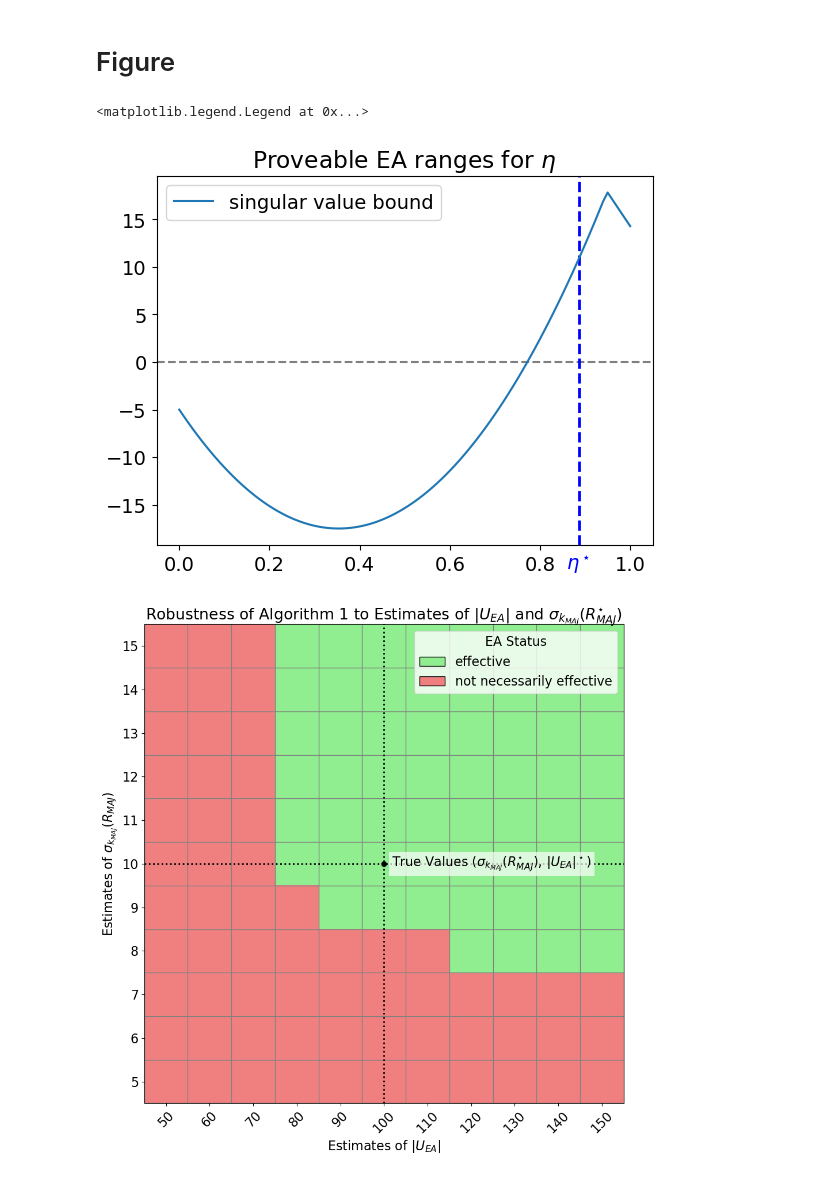
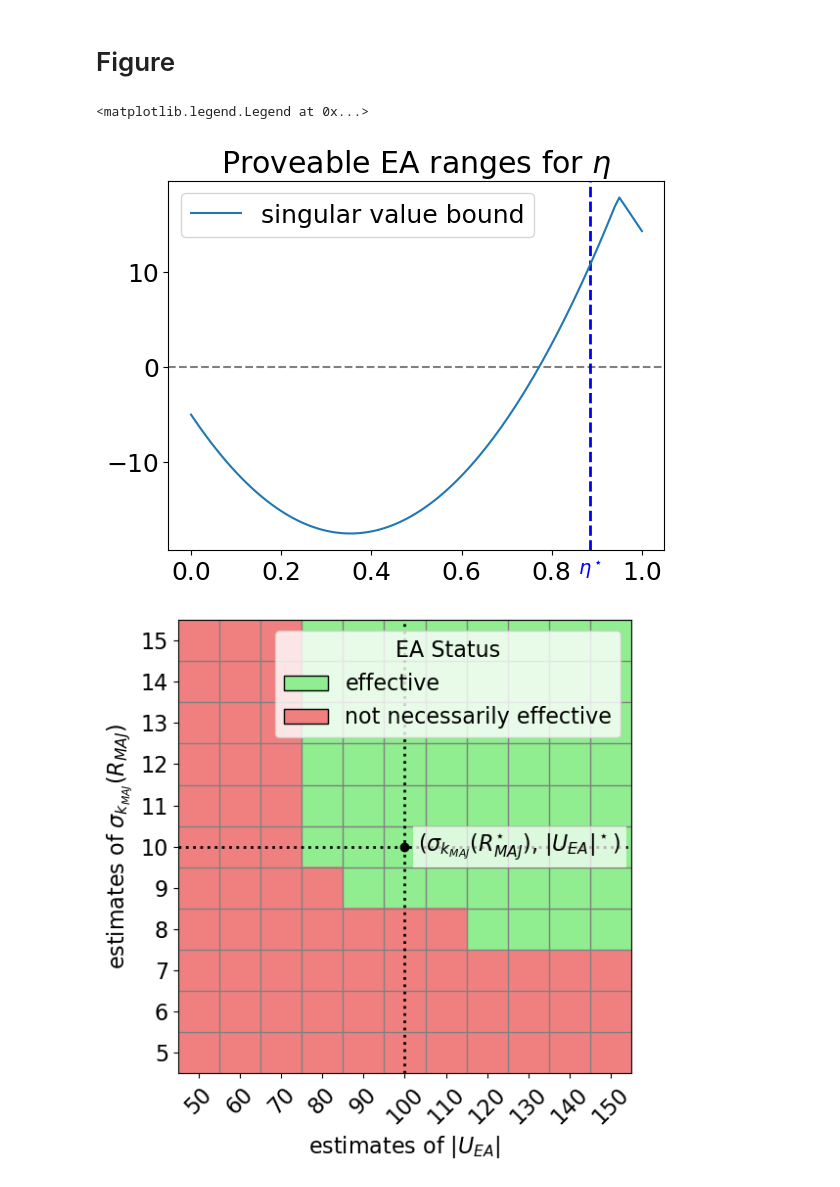
Before and after one commit to mckitch24/recsys, a Jupyter notebook: empirical_robustness.ipynb, the cells around one changed output. Drawn from its saved outputs; the diff is of its cells as text; code cells hidden in the pictures.

```diff
--- a/empirical_robustness.ipynb
+++ b/empirical_robustness.ipynb
@@ -7,7 +7,7 @@ import matplotlib.pyplot as plt
 import math
 
 import matplotlib.colors as mcolors
-plt.rcParams.update({'font.size': 14})
+plt.rcParams.update({'font.size': 24})
 from matplotlib.patches import Patch
 # %% [markdown]
 # Sufficient Conditions Functions
@@ -125,7 +125,7 @@ plt.text(eta_star, -20, r'$\eta^\star$', ha='center', va='top', color='blue', fo
 plt.legend()
 # %% [output]
 <matplotlib.legend.Legend at 0x...>
-[figure, old version]
+[figure, new version]
 # %%
 # Code for Figure: Robustness of Algorithm 1 to imperfect knowledge
 
@@ -160,13 +160,13 @@ bounds = [-0.5, 0.5, 1.5]
 norm = mcolors.BoundaryNorm(bounds, cmap.N)
 
 # Plotting
-fig, ax = plt.subplots(figsize=(10, 10))
+fig, ax = plt.subplots(figsize = (6,6))
 img = ax.imshow(M, cmap=cmap, norm=norm, interpolation='none', origin='lower', aspect='equal')
 
 # Set axis labels and titles
-ax.set_xlabel('Estimates of $|U_{EA}|$')
-ax.set_ylabel('Estimates of $\sigma_{k_{MAJ}}(R_{MAJ})$')
-ax.set_title('Robustness of Algorithm 1 to Estimates of $|U_{EA}|$ and $\sigma_{k_{MAJ}}(R_{MAJ}^{\star})$')
+ax.set_xlabel('estimates of $|U_{EA}|$')
+ax.set_ylabel('estimates of $\sigma_{k_{MAJ}}(R_{MAJ})$')
+# ax.set_title('Robustness of Algorithm 1 to Estimates of $|U_{EA}|$ and $\sigma_{k_{MAJ}}(R_{MAJ}^{\star})$')
 
 # Set tick positions and labels to actual values
 ax.set_xticks(np.arange(n_U_EA))
@@ -174,35 +174,33 @@ ax.set_xticklabels(U_EA_range, rotation=45)
 ax.set_yticks(np.arange(n_sigma))
 ax.set_yticklabels(sigma_range)
 
 # Add grid lines
 ax.set_xticks(np.arange(n_U_EA+1)-0.5, minor=True)
 ax.set_yticks(np.arange(n_sigma+1)-0.5, minor=True)
 ax.grid(which='minor', color='gray', linestyle='-', linewidth=1)
 ax.tick_params(which='minor', bottom=False, left=False)
 
 # Label True Values
 sigma_idx = np.where(sigma_range == sigma_k_maj)[0][0]
 U_EA_idx = np.where(U_EA_range == U_EA_size)[0][0]
 ax.plot(U_EA_idx, sigma_idx, 'ko', label='True point')
 ax.axhline(y=sigma_idx, color='black', linestyle=':', linewidth=2, label='True σ')
 ax.axvline(x=U_EA_idx, color='black', linestyle=':', linewidth=2, label='True |U_EA|')
 
 # Annotate True Values
-ax.annotate('True Values ($\sigma_{k_{MAJ}}(R_{MAJ}^{\star})$, $|U_{EA}|^\star$)',
+ax.annotate('($\sigma_{k_{MAJ}}(R_{MAJ}^{\star})$, $|U_{EA}|^\star$)',
             xy=(U_EA_idx, sigma_idx), xytext=(10, 0),
             textcoords='offset points', ha='left', va='center',
             fontsize=16, color='black', bbox=dict(facecolor='white', alpha=0.7, edgecolor='none'))
 
 legend_elements = [
     Patch(facecolor='lightgreen', edgecolor='black', label='effective'),
     Patch(facecolor='lightcoral', edgecolor='black', label='not necessarily effective')]
 
-# Add the legend to your plot
+
 ax.legend(handles=legend_elements, loc='upper right', title='EA Status')
-
-# plt.legend()
 plt.tight_layout()
 plt.savefig('figures/robustness_paramaters.png')
 plt.show();
 # %% [output]
-[figure, old version]
+[figure, new version]
```
Also changed, not shown: 5 other files.
